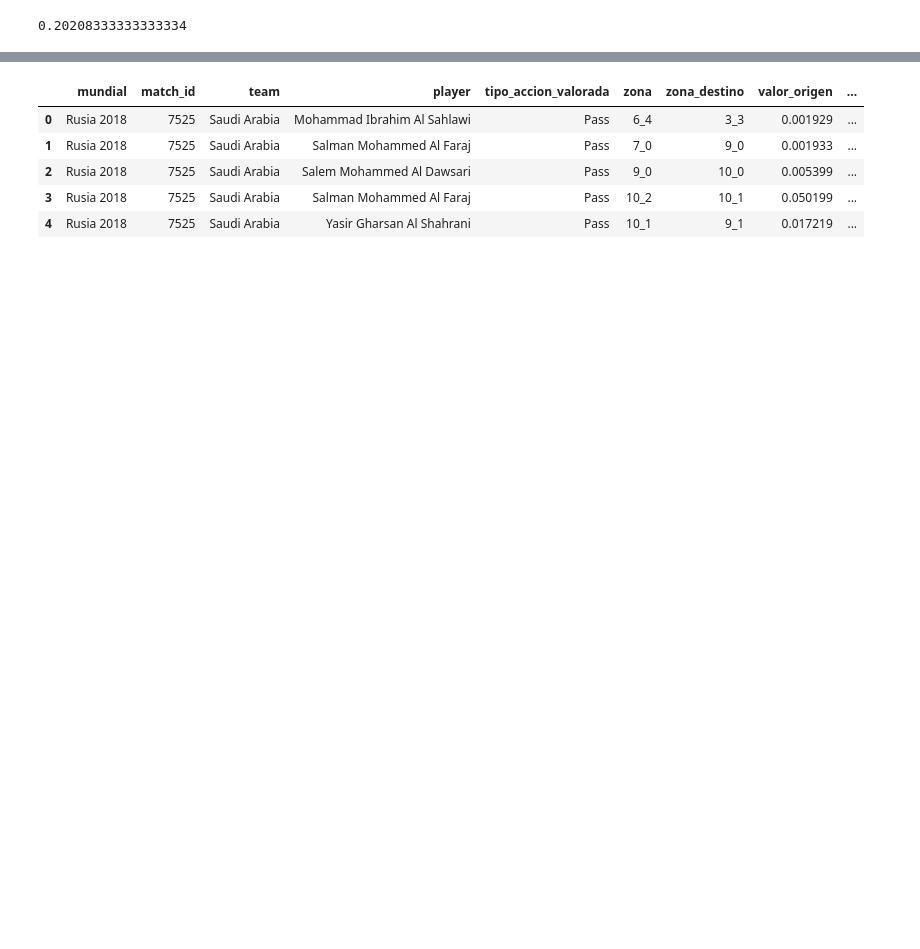
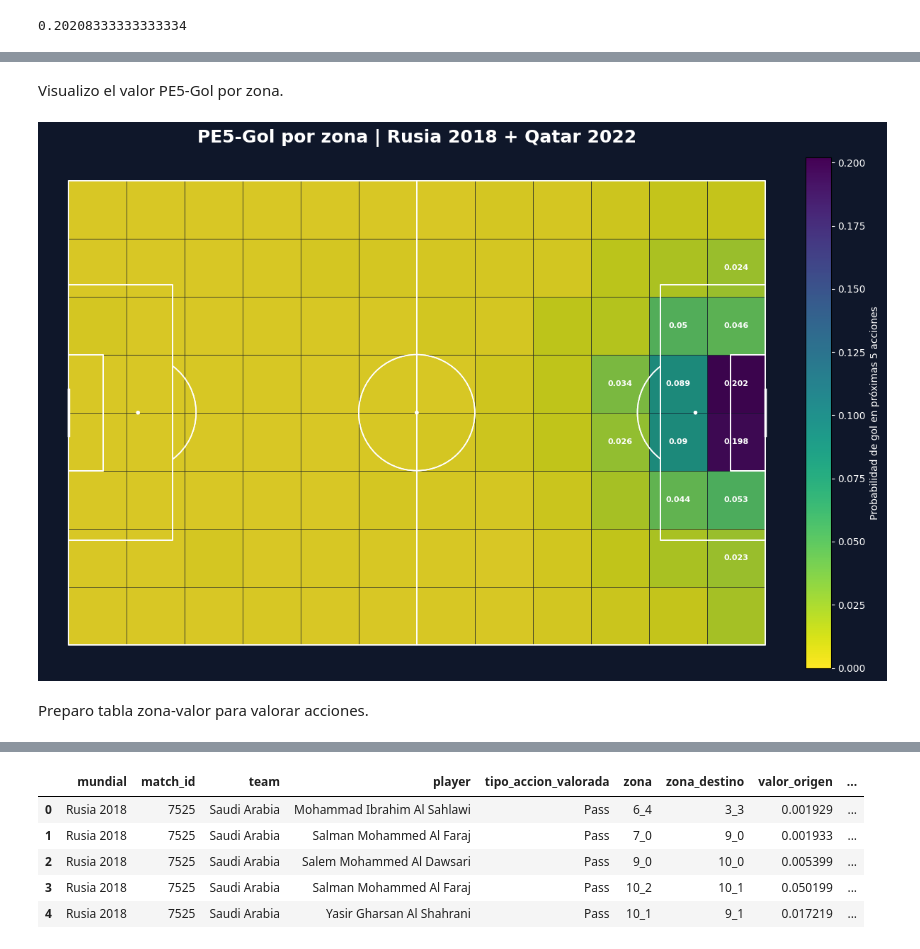
Before and after one commit to malcolmdpc/patrones-lab, a Jupyter notebook: 2026-04_futbol-statsbomb/notebooks/01_xT_peligro_esperado.ipynb, the cells around one changed output, grey strips where cells are left out. Saved outputs shown, nothing was run; the diff lists cells and outputs as text; code cells hidden in the pictures; blank space fills up the shorter version.

```diff
--- a/2026-04_futbol-statsbomb/notebooks/01_xT_peligro_esperado.ipynb
+++ b/2026-04_futbol-statsbomb/notebooks/01_xT_peligro_esperado.ipynb
@@ -606,3 +473,82 @@ Name: pe5_gol, dtype: float64
+# %% [markdown]
+Visualizo el valor PE5-Gol por zona.
+# %%
+columna_valor = "pe5_gol"
+
+df_mapa_zonas = df_valor_zonas.copy()
+
+valor_minimo = 0
+valor_maximo = df_mapa_zonas[columna_valor].max()
+
+norma = Normalize(vmin=valor_minimo, vmax=valor_maximo)
+mapa_colores = cm.get_cmap("viridis_r")
+
+cancha = Pitch(
+    pitch_type="statsbomb",
+    pitch_color="#0f172a",
+    line_color="white",
+    linewidth=1.2,
+    line_zorder=3)
+
+fig, ax = cancha.draw(figsize=(13, 8))
+fig.set_facecolor("#0f172a")
+
+for i in range(len(df_mapa_zonas)):
+
+    zona_x = df_mapa_zonas.iloc[i]["zona_x"]
+    zona_y = df_mapa_zonas.iloc[i]["zona_y"]
+    valor = df_mapa_zonas.iloc[i][columna_valor]
+    acciones = df_mapa_zonas.iloc[i]["acciones"]
+
+    x_inicio = zona_x * 10
+    y_inicio = zona_y * 10
+
+    color = mapa_colores(norma(valor))
+
+    rectangulo = patches.Rectangle(
+        (x_inicio, y_inicio),
+        10,
+        10,
+        facecolor=color,
+        edgecolor="#0f172a",
+        linewidth=0.5,
+        alpha=0.85)
+
+    ax.add_patch(rectangulo)
+
+    if acciones >= 50 and valor >= 0.02:
+        ax.text(
+            x_inicio + 5,
+            y_inicio + 5,
+            round(valor, 3),
+            ha="center",
+            va="center",
+            color="white",
+            fontsize=8,
+            fontweight="bold")
+
+cancha.draw(ax=ax)
+
+ax.set_title(
+    "PE5-Gol por zona | Rusia 2018 + Qatar 2022",
+    color="white",
+    fontsize=18,
+    pad=15,
+    fontweight="bold")
+
+sm = cm.ScalarMappable(cmap=mapa_colores, norm=norma)
+sm.set_array([])
+
+cbar = plt.colorbar(sm, ax=ax, fraction=0.035, pad=0.02)
+cbar.set_label("Probabilidad de gol en próximas 5 acciones", color="white")
+cbar.ax.yaxis.set_tick_params(color="white")
+plt.setp(cbar.ax.get_yticklabels(), color="white")
+
+plt.show()
+# %% [output]
+[figure, added]
+# %% [markdown]
+Preparo tabla zona-valor para valorar acciones.
 # %%
 df_zonas_valor = df_valor_zonas[["zona", "pe5_gol"]].copy()
 
```
Also changed, not shown: parts of 71 cells of this notebook.
